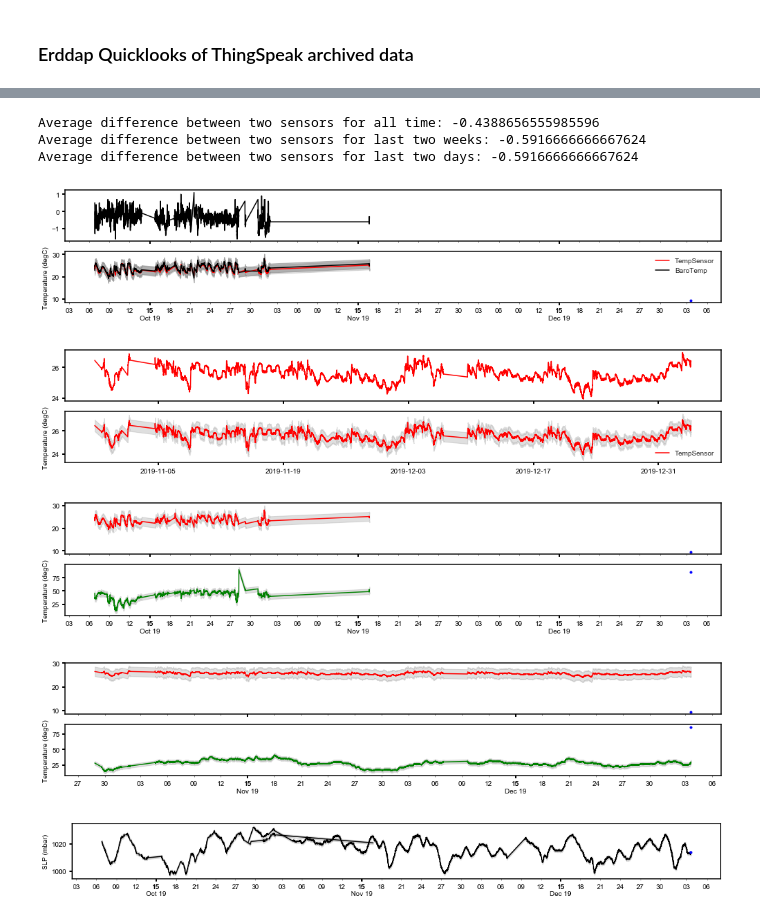
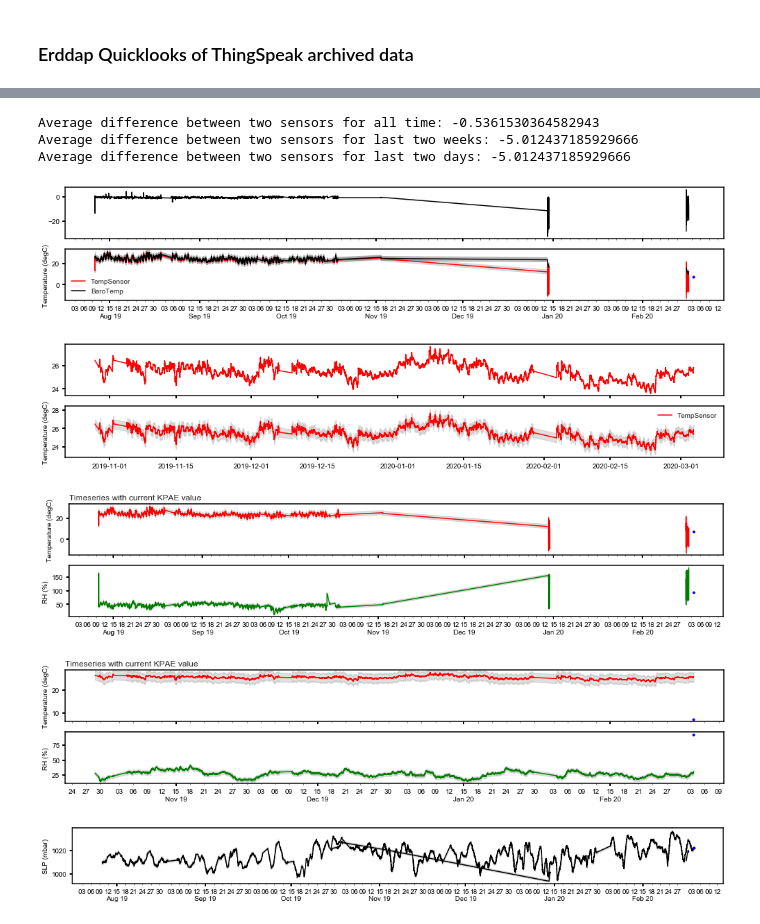
Before and after one commit to NOAA-PMEL/EcoFOCI_Jupyter_Notebooks, a Jupyter notebook: ThingSpeak_Wx/ArduinoTest.ipynb, the cells around one changed output, grey strips where cells are left out. Cells and saved outputs as stored; diff of their text form; code cells hidden in the pictures.

```diff
--- a/ThingSpeak_Wx/ArduinoTest.ipynb
+++ b/ThingSpeak_Wx/ArduinoTest.ipynb
@@ -59,8 +71,8 @@ for ind, station in enumerate(stations):
     d.variables =  [d.get_var_by_attr(dataset_id=prawler, standard_name=lambda v: v is not None) for prawler in [d.dataset_id]][0]
 
     d.constraints = {
-        'time>=': datetime.datetime.utcnow()-datetime.timedelta(days=90),
-        'time<=': datetime.datetime.utcnow()
+        #'time>=': (datetime.datetime.utcnow()-datetime.timedelta(days=30)).strftime('%Y-%m-%dT%H%M%S'),
+        'time<=': datetime.datetime.utcnow().strftime('%Y-%m-%dT%H%M%S')
     }
 
     print(d.get_download_url())
@@ -69,7 +81,9 @@ for ind, station in enumerate(stations):
         index_col='time (UTC)',
         parse_dates=True,
         skiprows=(1,)  # units information can be dropped.
-    ).dropna()
+    )
+
+    df.dropna(inplace=True)
 
     df.sort_index(inplace=True)
     df.columns = [x[1].split()[0] for x in enumerate(df.columns)]
@@ -80,5 +94,7 @@ for ind, station in enumerate(stations):
         df[df['SLP'] > 1100] = np.nan
     df.tail()
 
+    df.rename(columns={"Barotemperature": "BaroTemp"},inplace=True)
+    df.rename(columns={"temperature": "Temp"},inplace=True)
     df_stations.update({station: df})
 # %% [output]
@@ -158,10 +170,12 @@ for i,dft in enumerate(df_stations):
     fig, (ax2, ax1) = plt.subplots(2,1,sharex='col',figsize=(17,3))
     try:
         df['BaroTemp']
-        ax1.plot(df.index,df['Temp'],'r',df.index,df['BaroTemp'],'k')
-        ax1.fill_between(df.index,df['Temp']-station_accuracy[dft]['Temp'],df['Temp']+station_accuracy[dft]['Temp'],color='grey',alpha=.25)
-        ax1.fill_between(df.index,df['BaroTemp']-station_accuracy[dft]['Temp'],df['BaroTemp']+station_accuracy[dft]['Temp'],color='grey',alpha=.5)
-        ax2.plot(df.index,df['Temp']-df['BaroTemp'],'k')
+        ax1.plot(df.index.values,df['Temp'],'r',df.index.values,df['BaroTemp'],'k')
+        ax1.fill_between(df.index.values,df['Temp']-station_accuracy[dft]['Temp'],
+                         df['Temp']+station_accuracy[dft]['Temp'],color='grey',alpha=.25)
+        ax1.fill_between(df.index.values,df['BaroTemp']-station_accuracy[dft]['Temp'],
+                         df['BaroTemp']+station_accuracy[dft]['Temp'],color='grey',alpha=.5)
+        ax2.plot(df.index.values,df['Temp']-df['BaroTemp'],'k')
         plt.ylabel('Temperature (degC)')
         plt.legend(['TempSensor','BaroTemp'])
         local_station=True
@@ -183,9 +197,10 @@ for i,dft in enumerate(df_stations):
                           df['BaroTemp'][df.last_valid_index()-pd.DateOffset(2, 'D'):]).mean()
         print(f"Average difference between two sensors for last two days: {two_days_delta}")
     except:
-        ax1.plot(df.index,df['Temp'],'r',)
-        ax1.fill_between(df.index,df['Temp']-station_accuracy[dft]['Temp'],df['Temp']+station_accuracy[dft]['Temp'],color='grey',alpha=.25)
-        ax2.plot(df.index,df['Temp'],'r')
+        ax1.plot(df.index.values,df['Temp'],'r',)
+        ax1.fill_between(df.index.values,df['Temp']-station_accuracy[dft]['Temp'],
+                         df['Temp']+station_accuracy[dft]['Temp'],color='grey',alpha=.25)
+        ax2.plot(df.index.values,df['Temp'],'r')
         plt.ylabel('Temperature (degC)')
         plt.legend(['TempSensor'])
         local_station=False
@@ -197,50 +212,55 @@ for i,dft in enumerate(df_stations):
     except:
         pass
 # %% [output]
-Average difference between two sensors for all time: -0.4388656555985596
-Average difference between two sensors for last two weeks: -0.5916666666667624
-Average difference between two sensors for last two days: -0.5916666666667624
+Average difference between two sensors for all time: -0.5361530364582943
+Average difference between two sensors for last two weeks: -5.012437185929666
+Average difference between two sensors for last two days: -5.012437185929666
-[figure, old version]
+[figure, new version]
-[figure, old version]
+[figure, new version]
 # %%
 for i,dft in enumerate(df_stations):
     df=df_stations[dft]
     fig, (ax2, ax1) = plt.subplots(2,1,sharex='col',figsize=(17,3))
-    ax1.plot(df.index,df['RH_Percent'],'g')
-    ax1.fill_between(df.index,df['RH_Percent']-station_accuracy[dft]['RH'],df['RH_Percent']+station_accuracy[dft]['RH'],color='grey',alpha=.25)
-    ax2.plot(df.index,df['Temp'],'r')
-    ax2.fill_between(df.index,df['Temp']-2,df['Temp']+2,color='grey',alpha=.25)
-    plt.ylabel('Temperature (degC)')
-
+    ax2.set_title('Timeseries with current KPAE value',loc='left')
+    ax1.plot(df.index.values,df['RH_Percent'],'g')
+    ax1.fill_between(df.index.values,df['RH_Percent']-station_accuracy[dft]['RH'],
+                     df['RH_Percent']+station_accuracy[dft]['RH'],
+                     color='grey',alpha=.25)
+    ax1.set_ylabel('RH (%)')
+    ax2.plot(df.index.values,df['Temp'],'r')
+    ax2.fill_between(df.index.values,df['Temp']-2,df['Temp']+2,
+                     color='grey',alpha=.25)
+    ax2.set_ylabel('Temperature (degC)')
     try:
         pass
         ax1.plot(kpae['datetime'],np.float(kpae['relative_humidity']),'ob',markersize=3)
         ax2.plot(kpae['datetime'],np.float(kpae['temp_c']),'ob',markersize=3)
     except:
         pass
 
     xfmt = mdates.DateFormatter('%d-%b')
     ax1.xaxis.set_major_locator(DayLocator(bymonthday=15))
     ax1.xaxis.set_minor_locator(DayLocator(range(0,32,3)))
     ax1.xaxis.set_minor_formatter(DateFormatter('%d'))
     ax1.xaxis.set_major_formatter(DateFormatter('%d\n%b %y'))
     ax1.xaxis.set_tick_params(which='major', pad=3)
     ax1.xaxis.set_tick_params(which='minor', pad=5)
     #ax1.set_xlim([datetime.datetime.utcnow()-datetime.timedelta(days=30),datetime.datetime.utcnow()])
 # %% [output]
-[figure, old version]
+[figure, new version]
-[figure, old version]
+[figure, new version]
 # %%
 fig, ax1 = plt.subplots(1,1,sharex='col',figsize=(17,1.5))
 for i,dft in enumerate(df_stations):
     df=df_stations[dft]
     if df['SLP'].mean() >10000:
-        ax1.plot(df.index,df['SLP']/100,'k')
-        ax1.fill_between(df.index,df['SLP']/100-station_accuracy[dft]['Baro'],
+        ax1.plot(df.index.values,df['SLP']/100,'k')
+        ax1.fill_between(df.index.values,df['SLP']/100-station_accuracy[dft]['Baro'],
                          df['SLP']/100+station_accuracy[dft]['Baro'],color='grey',alpha=.25)
     else:
-        ax1.plot(df.index,df['SLP'],'k')
-        ax1.fill_between(df.index,df['SLP']-station_accuracy[dft]['Baro'],df['SLP']+station_accuracy[dft]['Baro'],color='grey',alpha=.25)
+        ax1.plot(df.index.values,df['SLP'],'k')
+        ax1.fill_between(df.index.values,df['SLP']-station_accuracy[dft]['Baro'],df['SLP']+station_accuracy[dft]['Baro'],
+                         color='grey',alpha=.25)
     plt.ylabel('SLP (mbar)')
 
     try:
@@ -257,7 +277,7 @@ for i,dft in enumerate(df_stations):
     ax1.xaxis.set_tick_params(which='major', pad=3)
     ax1.xaxis.set_tick_params(which='minor', pad=5)
 # %% [output]
-[figure, old version]
+[figure, new version]
 # %%
 df = df_stations['channel_843357_thingspeak']
 df = df_stations['OfficeRedboard_WxStation']
```
Also changed, not shown: parts of 14 cells of this notebook, 2 other files.
